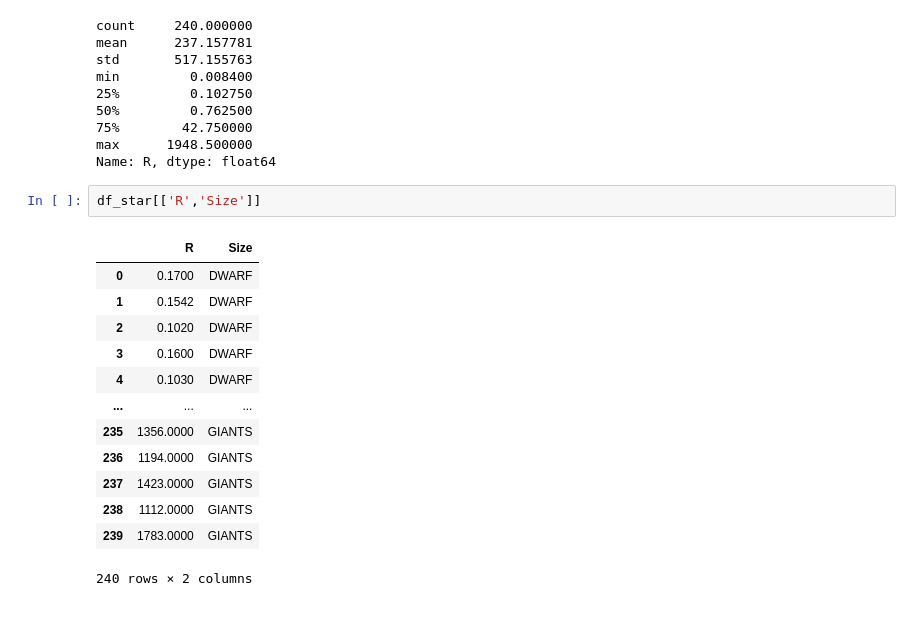
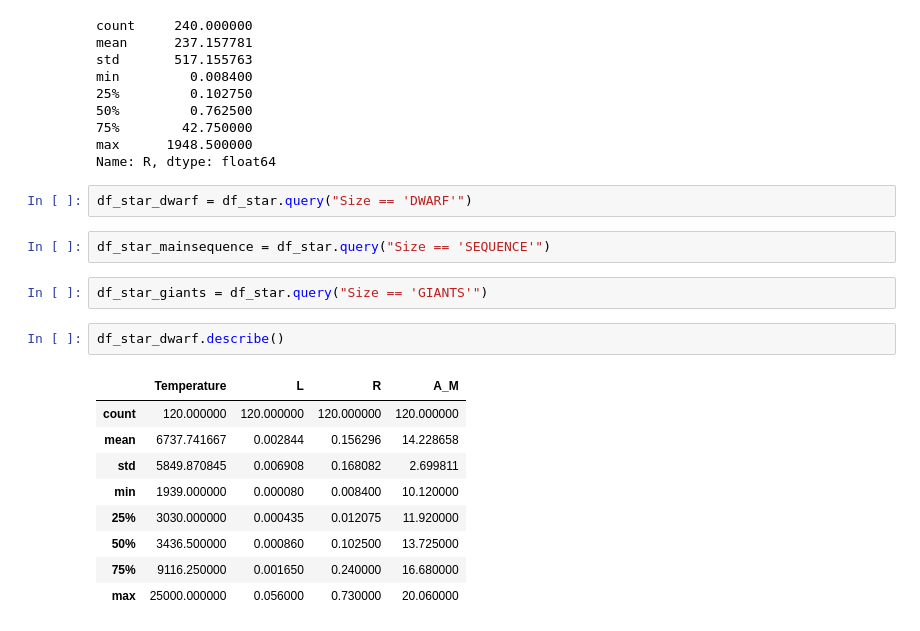
Before and after one commit to nardao666/star_classification, a Jupyter notebook: stat_classification.ipynb, the cells around one changed output. Cells and saved outputs as stored; diff of their text form.

```diff
--- a/stat_classification.ipynb
+++ b/stat_classification.ipynb
@@ -191,19 +254,21 @@ min         0.008400
 75%        42.750000
 max      1948.500000
 Name: R, dtype: float64
-# %%
-df_star[['R','Size']]
-# %% [output]
-|  | R | Size |
-| 0 | 0.1700 | DWARF |
-| 1 | 0.1542 | DWARF |
-| 2 | 0.1020 | DWARF |
-| 3 | 0.1600 | DWARF |
-| 4 | 0.1030 | DWARF |
-| ... | ... | ... |
-| 235 | 1356.0000 | GIANTS |
-| 236 | 1194.0000 | GIANTS |
-| 237 | 1423.0000 | GIANTS |
-| 238 | 1112.0000 | GIANTS |
-| 239 | 1783.0000 | GIANTS |
-240 rows × 2 columns
+# %%
+df_star_dwarf = df_star.query("Size == 'DWARF'")
+# %%
+df_star_mainsequence = df_star.query("Size == 'SEQUENCE'")
+# %%
+df_star_giants = df_star.query("Size == 'GIANTS'")
+# %%
+df_star_dwarf.describe()
+# %% [output]
+|  | Temperature | L | R | A_M |
+| count | 120.000000 | 120.000000 | 120.000000 | 120.000000 |
+| mean | 6737.741667 | 0.002844 | 0.156296 | 14.228658 |
+| std | 5849.870845 | 0.006908 | 0.168082 | 2.699811 |
+| min | 1939.000000 | 0.000080 | 0.008400 | 10.120000 |
+| 25% | 3030.000000 | 0.000435 | 0.012075 | 11.920000 |
+| 50% | 3436.500000 | 0.000860 | 0.102500 | 13.725000 |
+| 75% | 9116.250000 | 0.001650 | 0.240000 | 16.680000 |
+| max | 25000.000000 | 0.056000 | 0.730000 | 20.060000 |
```
Also changed, not shown: parts of 6 cells of this notebook.
